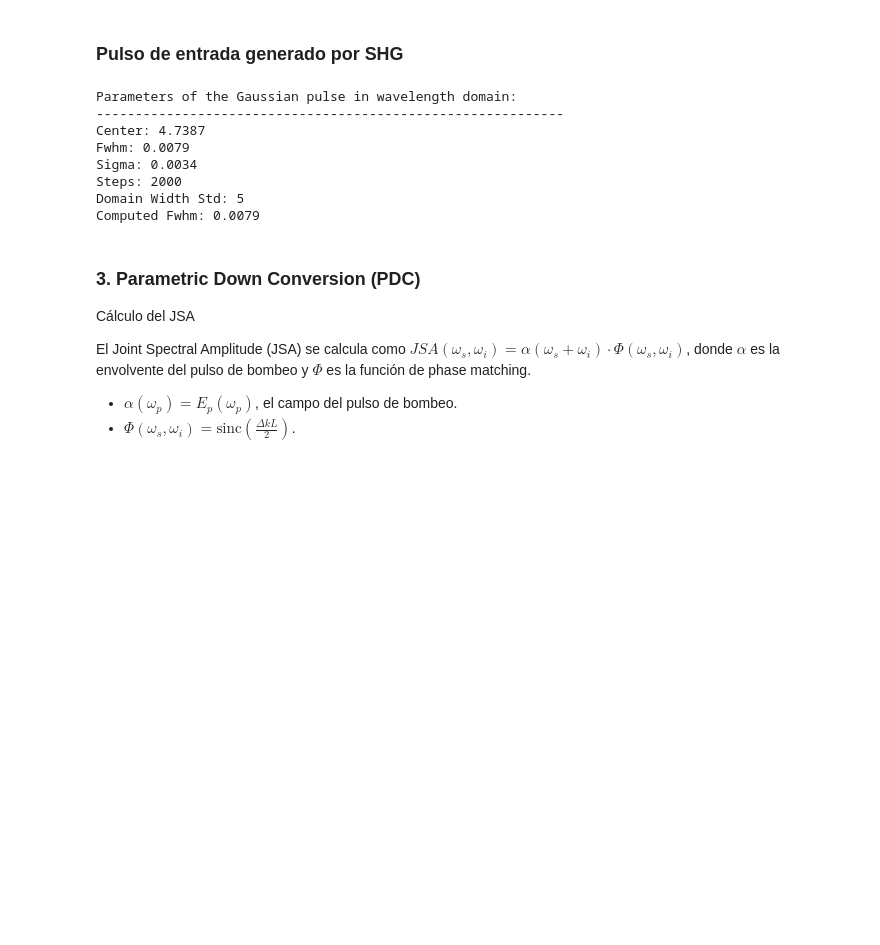
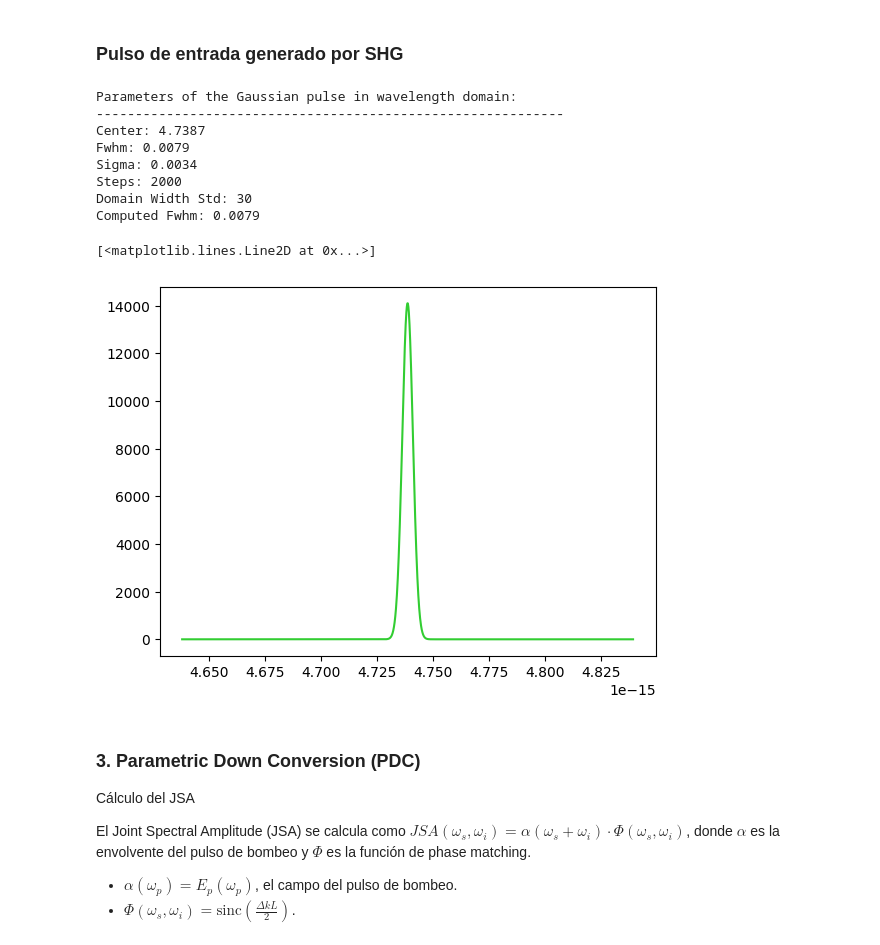
Before and after one commit to jusrojasrod/SHG-and-PDC-simulation, a Jupyter notebook: notebooks/simulaciones/Parametric_Down_Conversion.ipynb, the cells around one changed output. Saved outputs shown, nothing was run; the diff lists cells and outputs as text; code cells hidden in the pictures; blank space fills up the shorter version.

```diff
--- a/notebooks/simulaciones/Parametric_Down_Conversion.ipynb
+++ b/notebooks/simulaciones/Parametric_Down_Conversion.ipynb
@@ -252,7 +257,7 @@ FWHM numérico: 0.007910 unidades de tiempo
 ### Pulso de entrada generado por SHG
 # %%
 # Inicializar pulso en frecuencia
-p_2omega = GaussianPulse1D(x0=mu, FWHM=fwhm_numeric, steps=gaussian_steps, domain_width_std=5)
+p_2omega = GaussianPulse1D(x0=mu, FWHM=fwhm_numeric, steps=gaussian_steps, domain_width_std=30)
 frequencies__, alpha_2omega  = p_2omega.generate_pulse(normalization=True)
 frequencies__, intensity_2omega  = p_2omega.generate_intensity(normalization=True)
 
@@ -270,8 +275,13 @@ Center: 4.7387
 Fwhm: 0.0079
 Sigma: 0.0034
 Steps: 2000
-Domain Width Std: 5
+Domain Width Std: 30
 Computed Fwhm: 0.0079
+# %%
+plt.plot(frequencies__ * 1e-15, np.abs(alpha_2omega)**2, label='SHG shape with QPM', color='limegreen')
+# %% [output]
+[<matplotlib.lines.Line2D at 0x...>]
+[figure, added]
 # %% [markdown]
 ### 3. Parametric Down Conversion (PDC) ###
 
```
Also changed, not shown: parts of 8 cells of this notebook.
